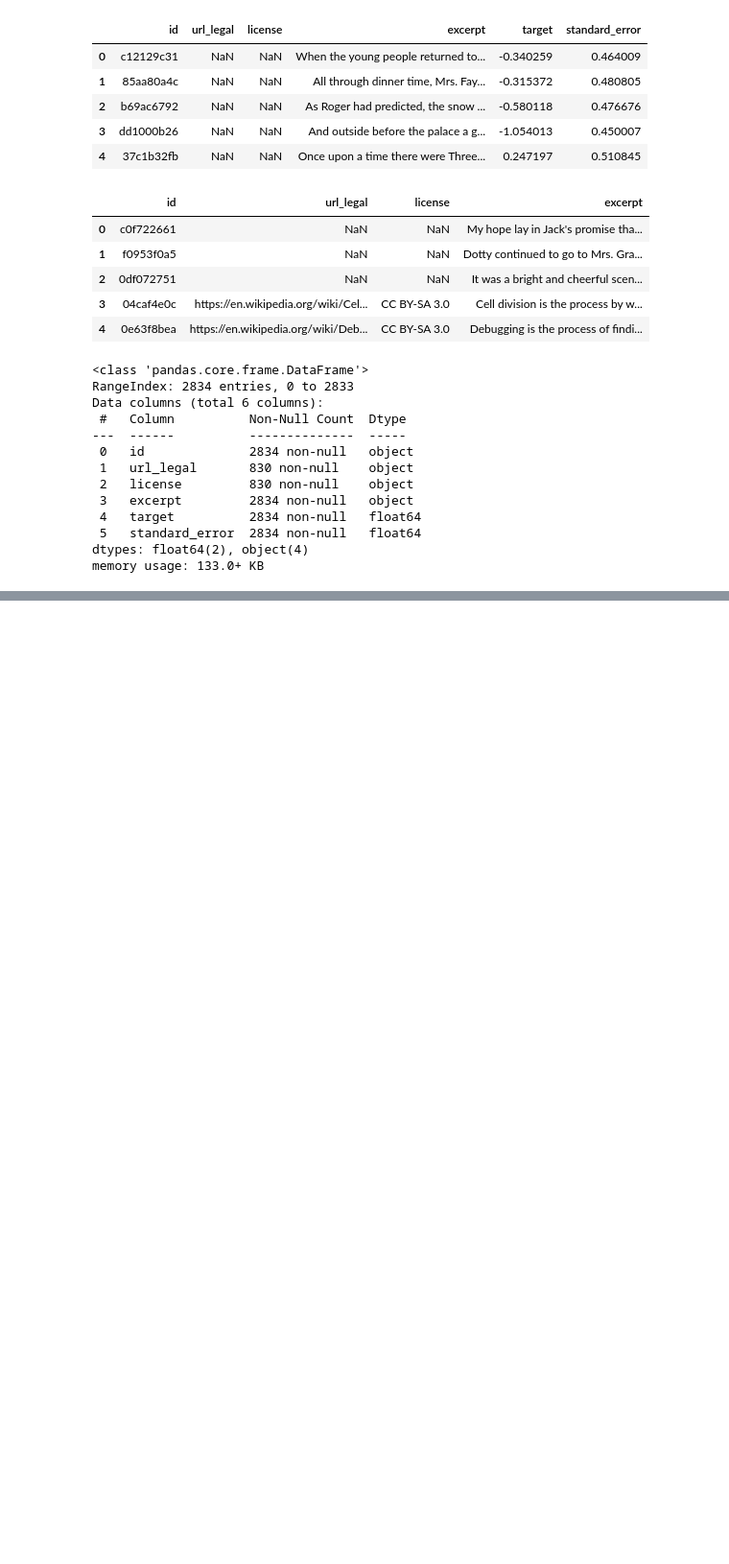
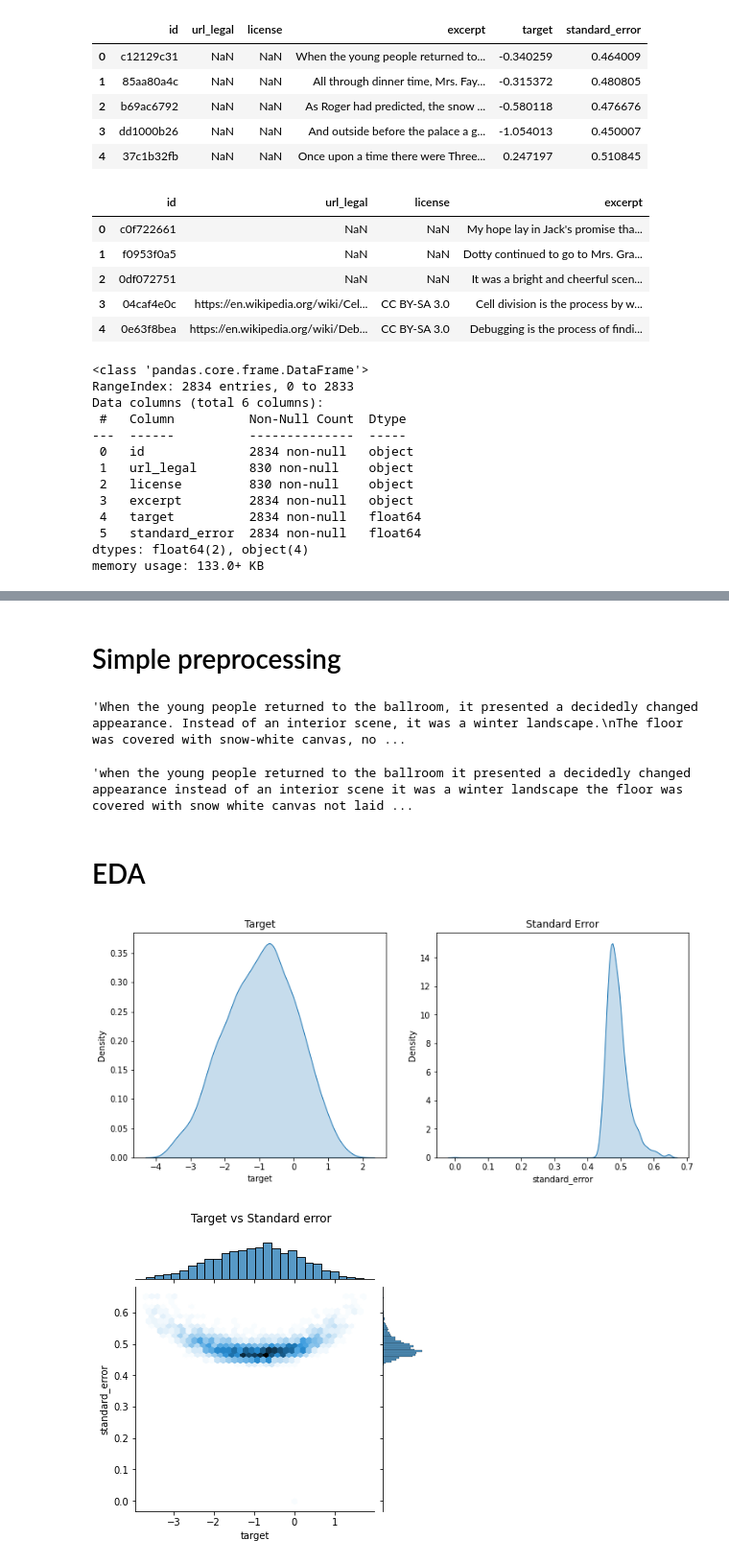
Before and after one commit to beifa/CommonLit, a Jupyter notebook: Description&eda.ipynb, the cells around one changed output, grey strips where cells are left out. Shown at 96% size. Cells and saved outputs as stored; diff of their text form; code cells hidden in the pictures; blank space fills up the shorter version.

```diff
--- a/Description&eda.ipynb
+++ b/Description&eda.ipynb
@@ -73,0 +62,2 @@ df.excerpt[0]
+# %% [markdown]
+# Simple preprocessing
@@ -73,0 +69,40 @@ df.excerpt[0]
+# %%
+def clean_text(txt):
+    return re.sub('[^A-Za-z]+', ' ',str(txt).lower())
+txt = df.excerpt[0]
+txt
+# %% [output]
+'When the young people returned to the ballroom, it presented a decidedly changed appearance. Instead of an interior scene, it was a winter landscape.\nThe floor was covered with snow-white canvas, no ...
+# %%
+clean_text(txt)
+# %% [output]
+'when the young people returned to the ballroom it presented a decidedly changed appearance instead of an interior scene it was a winter landscape the floor was covered with snow white canvas not laid ...
+# %% [markdown]
+# EDA
+# %%
+fig, ax = plt.subplots(1,2,figsize=(12, 5))
+sns.kdeplot(
+    df['target'],
+    shade = True,
+    ax = ax[0]
+)
+sns.kdeplot(
+    df['standard_error'],
+    shade = True,
+    ax = ax[1]
+)
+ax[0].set_title("Target")
+ax[1].set_title("Standard Error")
+plt.show()
+sns.jointplot(x=df['target'],
+              y=df['standard_error'],
+              kind='hex',
+              height=5,
+              )
+plt.suptitle("Target vs Standard error")
+plt.subplots_adjust(top=0.90)
+
+plt.show()
+# %% [output]
+[figure, added]
+[figure, added]
```
Also changed, not shown: parts of 9 cells of this notebook.
